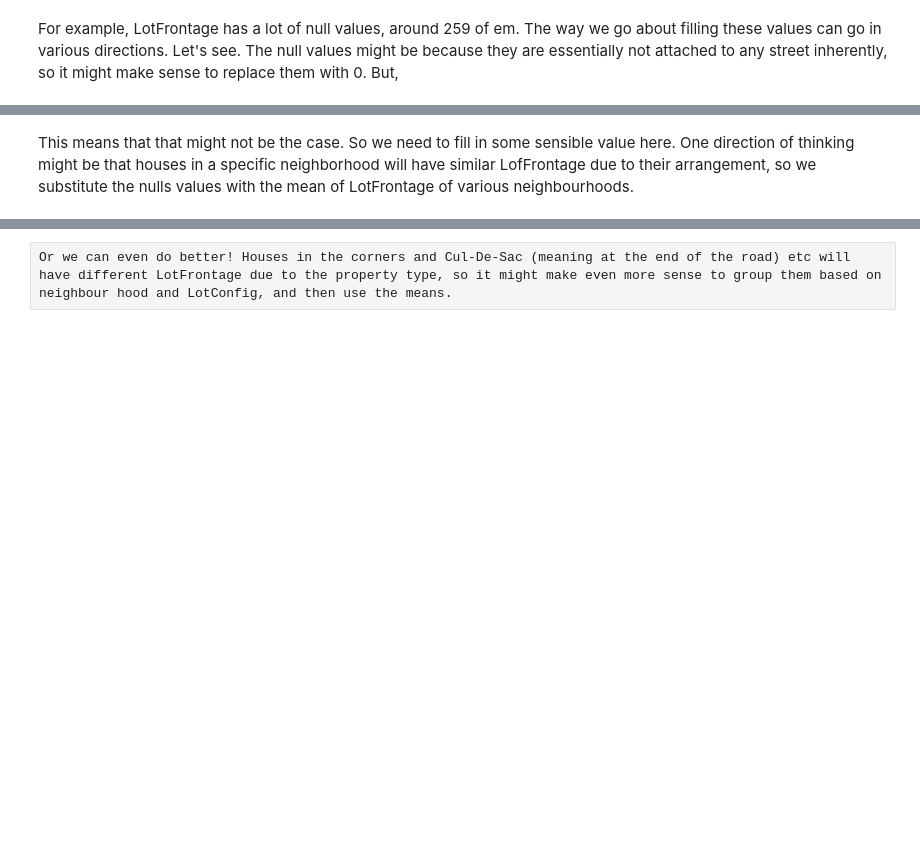
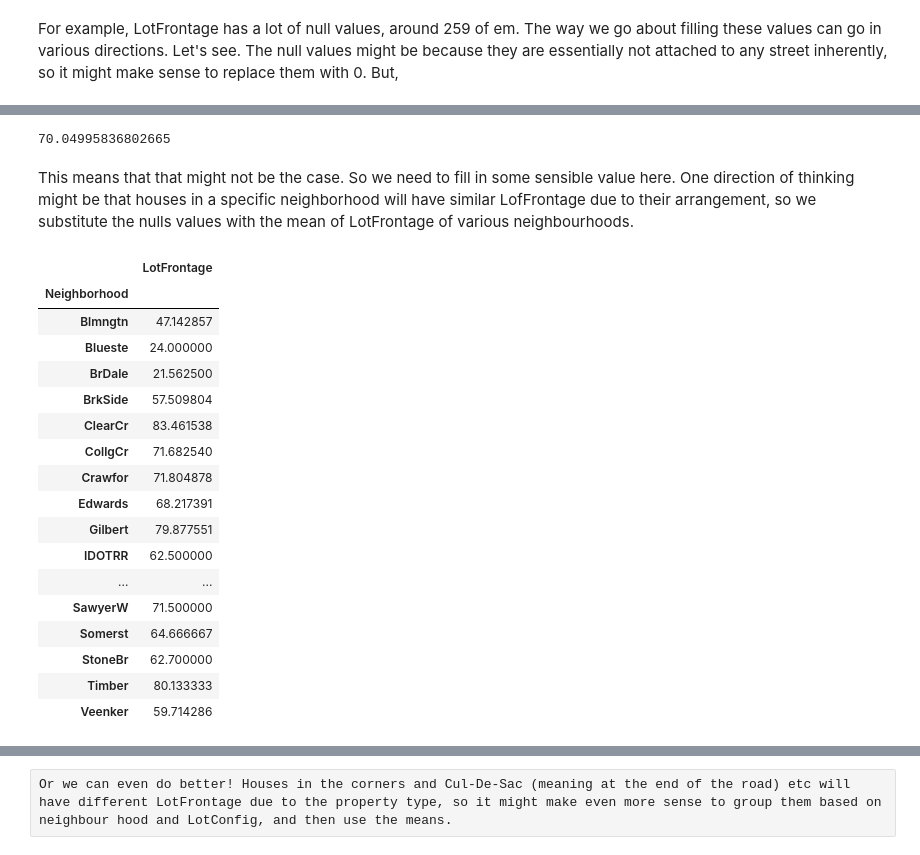
Before and after one commit to frenzytejask98/ML_TA_IIITB_2020, a Jupyter notebook: September_25/categories.ipynb, the cells around one changed output, grey strips where cells are left out. Drawn from its saved outputs; the diff is of its cells as text; code cells hidden in the pictures; blank space fills up the shorter version.

```diff
--- a/September_25/categories.ipynb
+++ b/September_25/categories.ipynb
@@ -93,4 +242,29 @@ house[house.LotFrontage.isnull()].LotConfig.value_counts()
+# %%
+house.LotFrontage.mean()
+# %% [output]
+70.04995836802665
 # %% [markdown]
 This means that that might not be the case. So we need to fill in some sensible value here. One direction of thinking might be that houses in a specific neighborhood will have similar LofFrontage due to their arrangement, so we substitute the nulls values with the mean of LotFrontage of various neighbourhoods.
+# %%
+house[['Neighborhood', 'LotFrontage']].groupby(['Neighborhood']).mean()
+# %% [output]
+|  | LotFrontage |
+| Neighborhood |  |
+| Blmngtn | 47.142857 |
+| Blueste | 24.000000 |
+| BrDale | 21.562500 |
+| BrkSide | 57.509804 |
+| ClearCr | 83.461538 |
+| CollgCr | 71.682540 |
+| Crawfor | 71.804878 |
+| Edwards | 68.217391 |
+| Gilbert | 79.877551 |
+| IDOTRR | 62.500000 |
+| ... | ... |
+| SawyerW | 71.500000 |
+| Somerst | 64.666667 |
+| StoneBr | 62.700000 |
+| Timber | 80.133333 |
+| Veenker | 59.714286 |
 # %%
 house[['Neighborhood', 'LotFrontage']].groupby(['Neighborhood']).transform(lambda x: x.fillna(x.mean()))
```
Also changed, not shown: parts of 30 cells of this notebook, 6 other files.
